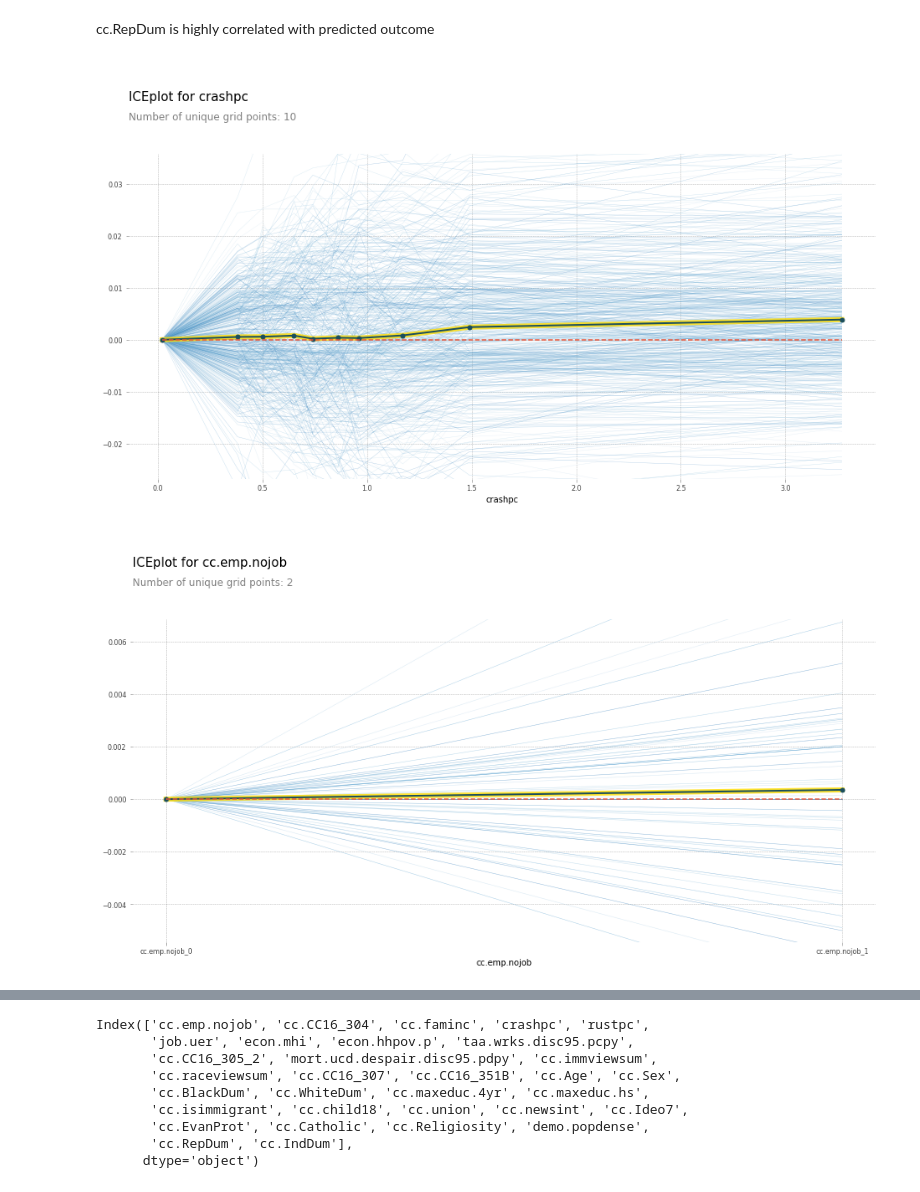
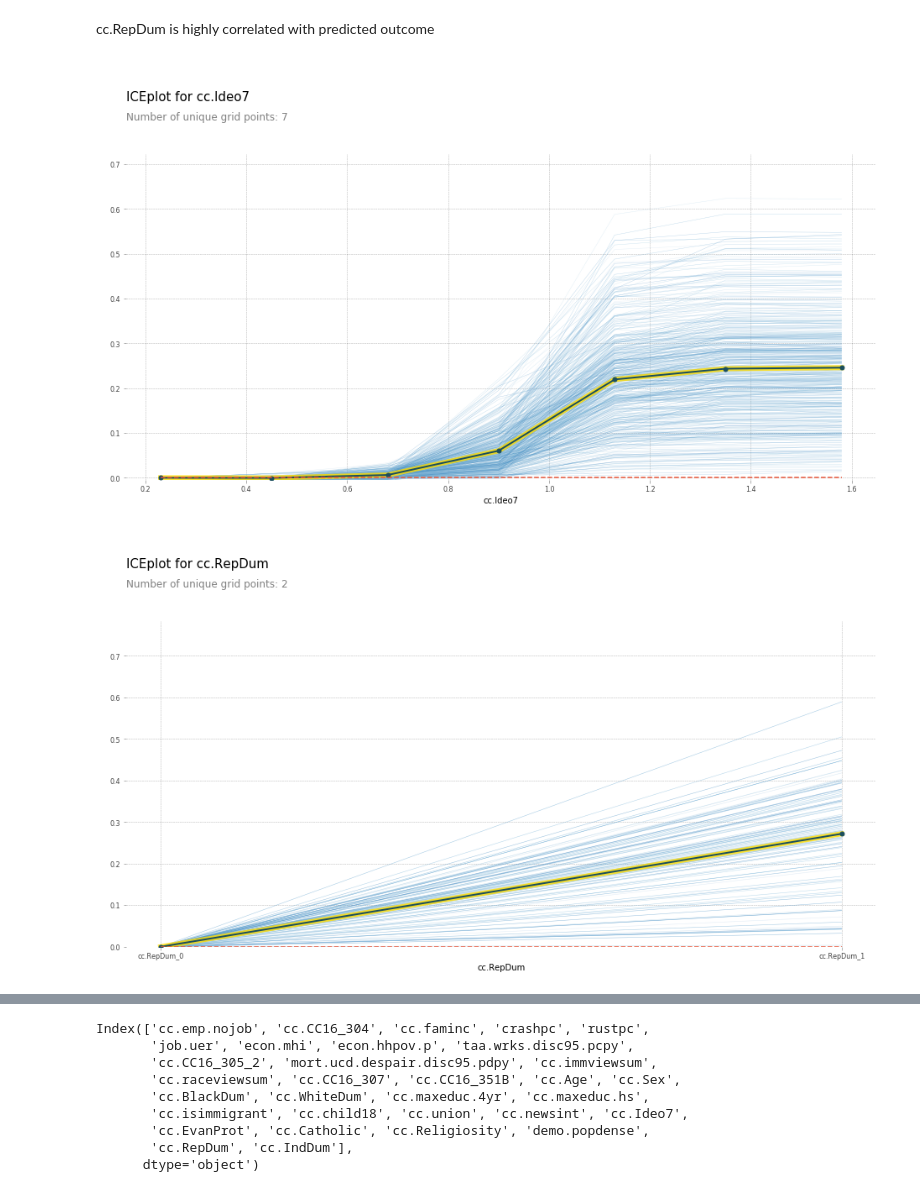
Before and after one commit to kperkins411/VoterAnalysis, a Jupyter notebook: VA_RandomForest_MEMs.ipynb, the cells around one changed output, grey strips where cells are left out. Cells and saved outputs as stored; diff of their text form; code cells hidden in the pictures.

```diff
--- a/VA_RandomForest_MEMs.ipynb
+++ b/VA_RandomForest_MEMs.ipynb
@@ -552,13 +549,13 @@ def plot_pdp(feat, m, x, clusters=None, feat_name=None):
     return pdp.pdp_plot(p, feat_name, plot_lines=True,
                         cluster=clusters is not None, n_cluster_centers=clusters)
 # %%
-plot_pdp('crashpc', m_rf, trn[:500])
+plot_pdp('cc.Ideo7', m_rf, trn[:500])
 # %% [output]
-[figure, old version]
+[figure, new version]
 # %%
-plot_pdp('cc.emp.nojob', m_rf, trn[:100])
+plot_pdp('cc.RepDum', m_rf, trn[:100])
 # %% [output]
-[figure, old version]
+[figure, new version]
 # %%
 plot_pdp('cc.raceviewsum', m_rf, trn.sample(n=500))
 # [(0.9361119104234529, array([[0.765415, 0.234585]])),
```
Also changed, not shown: parts of 15 cells of this notebook.
